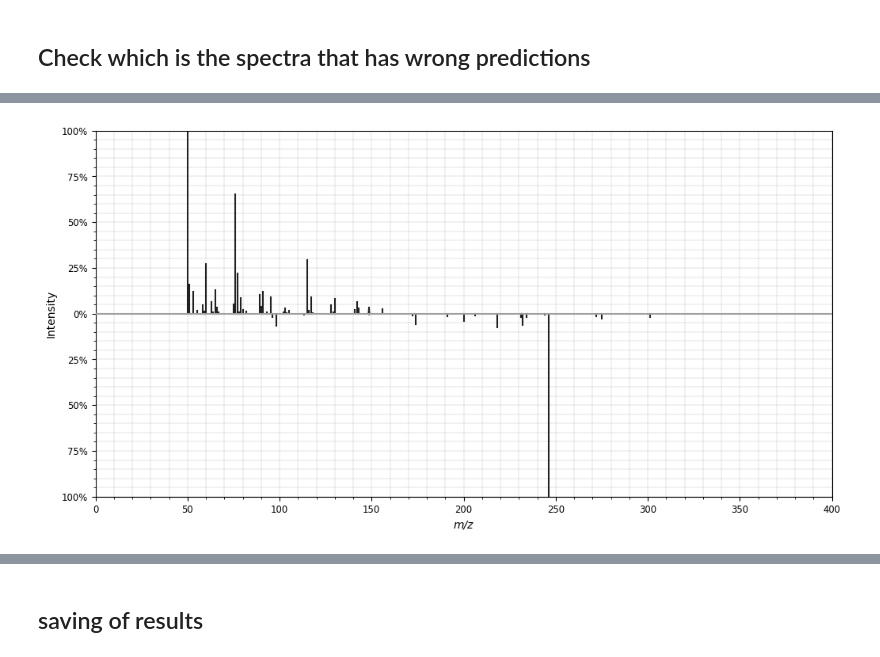
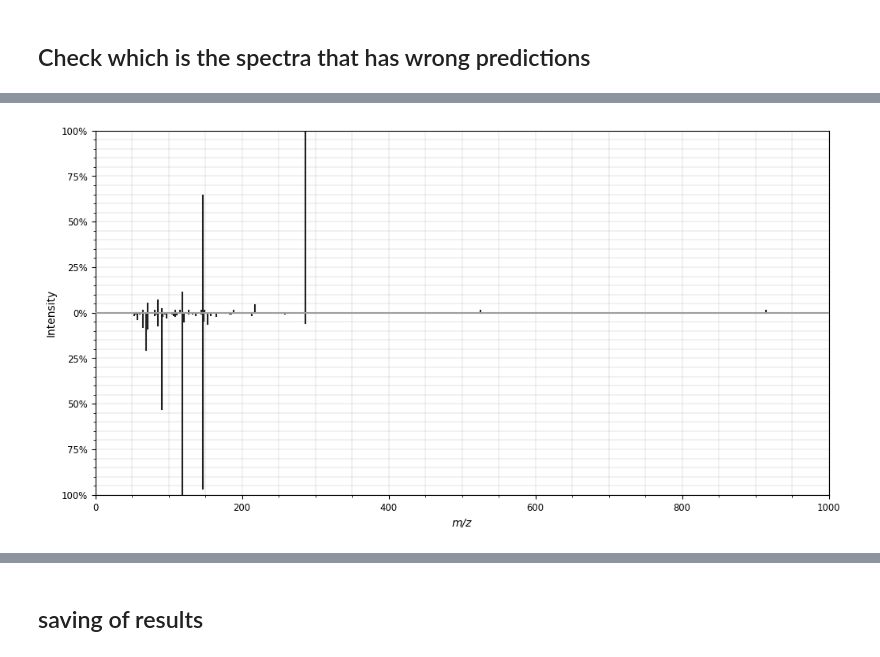
Before and after one commit to bittremieuxlab/simba, a Jupyter notebook: notebooks/discovery_search/analog_discovery-unknwon-compounds.ipynb, the cells around one changed output, grey strips where cells are left out. Saved outputs shown, nothing was run; the diff lists cells and outputs as text; code cells hidden in the pictures.

```diff
--- a/notebooks/discovery_search/analog_discovery-unknwon-compounds.ipynb
+++ b/notebooks/discovery_search/analog_discovery-unknwon-compounds.ipynb
@@ -303,2 +298,0 @@ Text(0, 0.5, 'frequency')
-# %%
-tanimoto_retrieved= np.array(tanimoto_retrieved)
@@ -372,5 +311,9 @@ len(spectrums_retrieved)
+# %%
+target_index=-5
+# %%
+bad_predictions=np.argsort(abs(tanimoto_retrieved-max_sim))[::-1]
 # %%
-target_spectra=2
+target_spectra=bad_predictions[target_index]
 # %%
 all_spectrums_janssen[target_spectra].params
 # %% [output]
@@ -404,6 +340,6 @@ spectrums_retrieved[target_spectra].params
  'organism': 'nist',
  'spectrumid': 'abcd'}
 # %%
-Plotting.plot_mirror_plot(spectrums_retrieved[target_spectra], all_spectrums_janssen[target_spectra])
+Plotting.plot_mirror_plot( all_spectrums_janssen[target_spectra],spectrums_retrieved[target_spectra])
 # %% [output]
-[figure, old version]
+[figure, new version]
```
Also changed, not shown: parts of 83 cells of this notebook, 6 other files.
